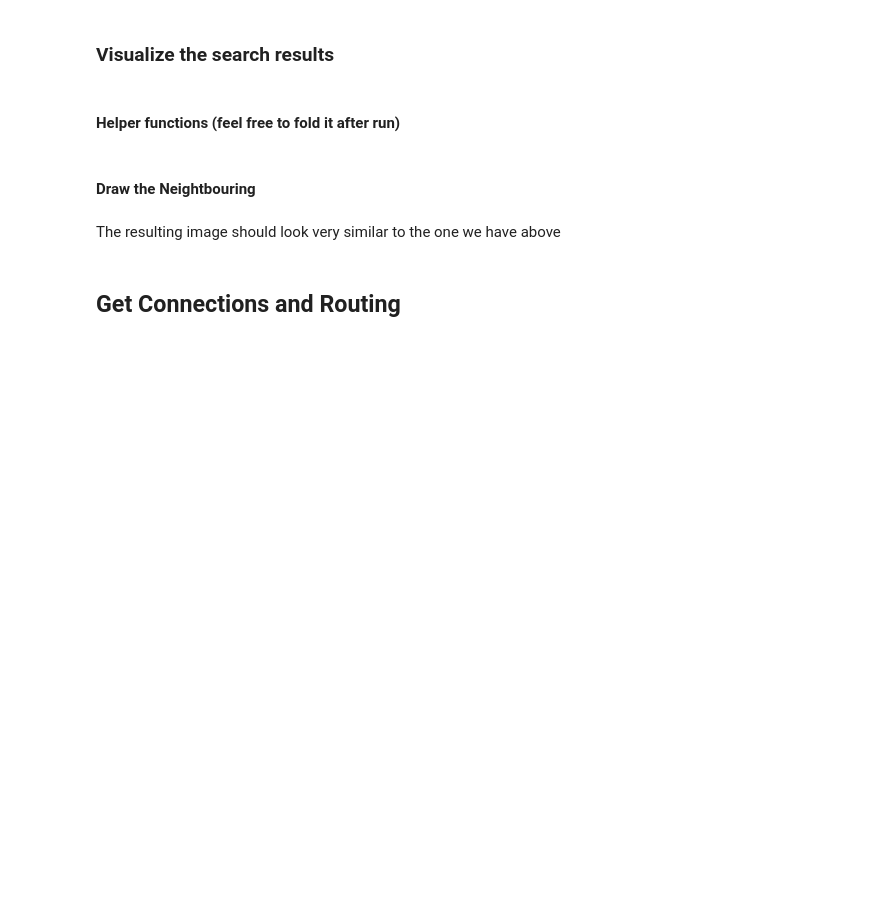
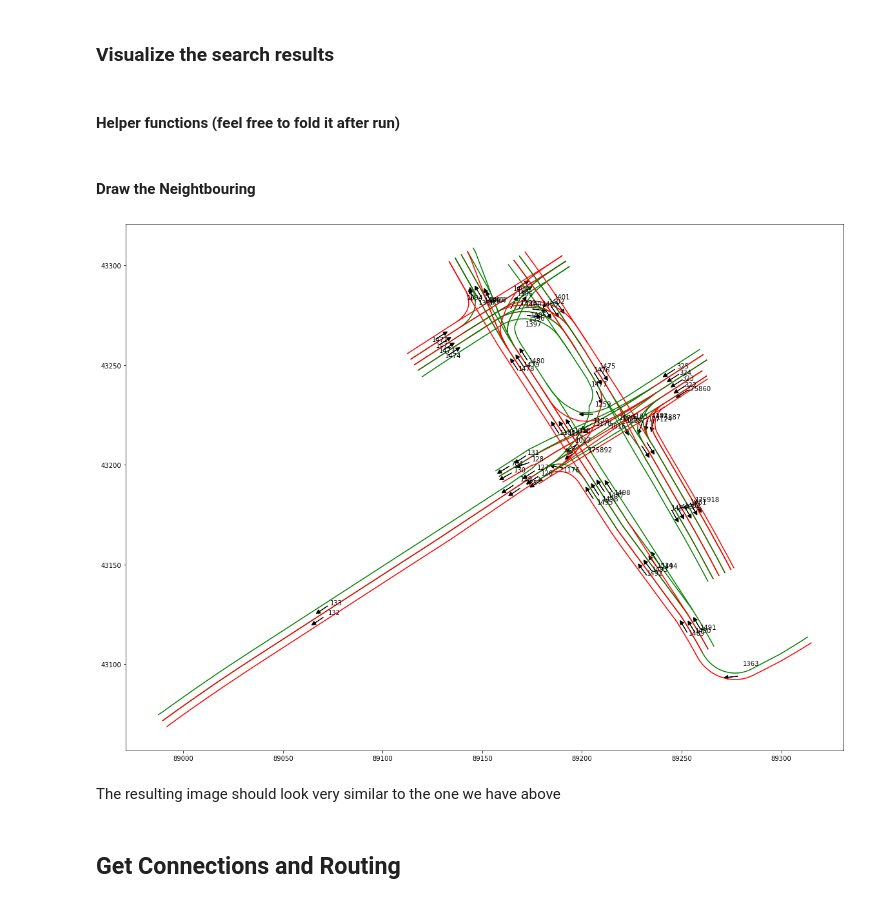
Before and after one commit to tier4/lanelet2_python_api_for_autoware, a Jupyter notebook: basic_lanelet2_extraction.ipynb, the cells around one changed output. Drawn from its saved outputs; the diff is of its cells as text; code cells hidden in the pictures; blank space fills up the shorter version.

```diff
--- a/basic_lanelet2_extraction.ipynb
+++ b/basic_lanelet2_extraction.ipynb
@@ -197,22 +201,22 @@ def visualize_lanelet_direction(lanelet, ax:plt.Axes):
 # %% [markdown]
 #### Draw the Neightbouring
 # %%
-%matplotlib qt
-
-fig, ax = plt.subplots()
+fig, ax = plt.subplots(figsize=(20,15))
 
 # draw search point
 ax.scatter(search_point[0], search_point[1], color="black", marker="x", label="search point")
 
 for lanelet in nearby_lanelets:
     plot_ll2_id(lanelet, ax, str(lanelet.id))
     # plot_linestring(lanelet.centerline, ax, "blue", "-", "centerline")
     plot_linestring(lanelet.leftBound, ax, "red", "-", label=f"leftBound_{lanelet.id}")
     plot_linestring(lanelet.rightBound, ax, "green", "-", label=f"rightBound_{lanelet.id}")
     visualize_lanelet_direction(lanelet, ax)
 
 ax.set_aspect('equal')
 # ax.legend()
+# %% [output]
+[figure, added]
 # %% [markdown]
 The resulting image should look very similar to the one we have above
 # %% [markdown]
```
Also changed, not shown: parts of 9 cells of this notebook, 1 other file.
